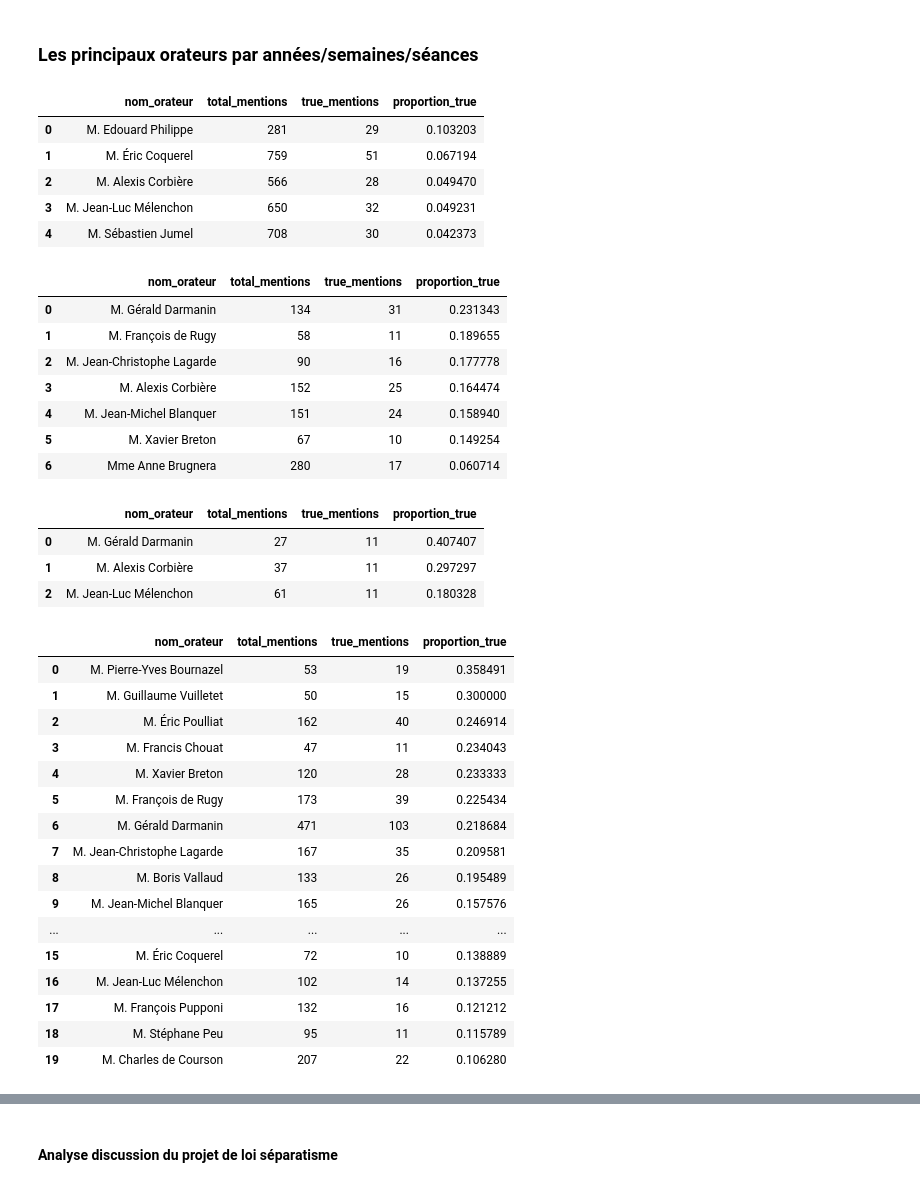
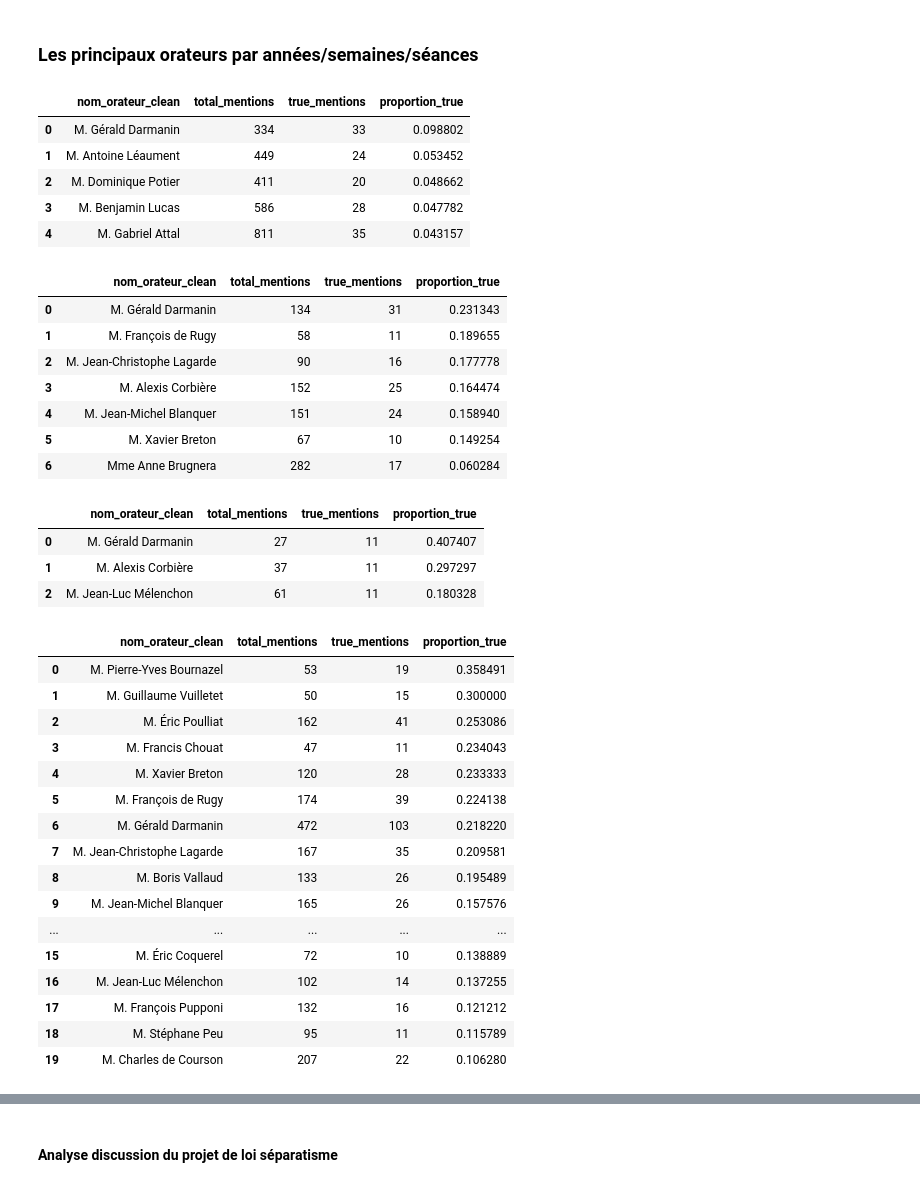
Before and after one commit to leomignot/republique-cest-quoi, a Jupyter notebook: exploration/analyses_%.ipynb, the cells around one changed output, grey strips where cells are left out. Drawn from its saved outputs; the diff is of its cells as text; code cells hidden in the pictures.

```diff
--- a/exploration/analyses_%.ipynb
+++ b/exploration/analyses_%.ipynb
@@ -821,7 +1002,7 @@ df16_top20
 # %%
 # Compter le nombre de fois où chaque orateur dit "République"
 counts = (
-    df_15e.groupby("nom_orateur")["repu_match_valide"]
+    df_15e.groupby("nom_orateur_clean")["repu_match_valide"]
     .agg(total_mentions="count", true_mentions=lambda x: (x == True).sum())
     .reset_index()
 )
@@ -838,10 +1019,10 @@ df15_top20 = filtered.sort_values("proportion_true", ascending=False).head(40).r
 # Graphique
 fig15_top20 = px.bar(
     df15_top20,
-    x="nom_orateur",
+    x="nom_orateur_clean",
     y="proportion_true",
     title="Top 20 orateurs par proportion de mentions de 'République > 40 15e législature'",
-    labels={"nom_orateur": "Personnel politique", "proportion_true": "% 'République'"},
+    labels={"nom_orateur_clean": "Personnel politique", "proportion_true": "% 'République'"},
     template="plotly_white",
 )
 
@@ -917,7 +1100,7 @@ def top_orateurs_periodique(df, periode="annee", annee=None, semaine=None, jour=
 
     # --- Comptage des occurrences ---
     counts = (
-        df_filtered.groupby("nom_orateur")[colonne_condition]
+        df_filtered.groupby("nom_orateur_clean")[colonne_condition]
         .agg(total_mentions="count", true_mentions=lambda x: (x == True).sum())
         .reset_index()
     )
@@ -936,7 +1119,7 @@ def top_orateurs_periodique(df, periode="annee", annee=None, semaine=None, jour=
     # --- Graphique ---
     fig = px.bar(
         df_top,
-        x="nom_orateur",
+        x="nom_orateur_clean",
         y="proportion_true",
         hover_data=["true_mentions", "total_mentions"],
         title=titre,
@@ -948,31 +1131,31 @@ def top_orateurs_periodique(df, periode="annee", annee=None, semaine=None, jour=
     return df_top
 # %%
 # Top 10 orateurs en % par année
-top_orateurs_periodique(df, periode="annee", annee=2017, seuil_min_true=25)
+top_orateurs_periodique(df, periode="annee", annee=2024, seuil_min_true=20)
 # %% [output]
-|  | nom_orateur | total_mentions | true_mentions | proportion_true |
-| 0 | M. Edouard Philippe | 281 | 29 | 0.103203 |
-| 1 | M. Éric Coquerel | 759 | 51 | 0.067194 |
-| 2 | M. Alexis Corbière | 566 | 28 | 0.049470 |
-| 3 | M. Jean-Luc Mélenchon | 650 | 32 | 0.049231 |
-| 4 | M. Sébastien Jumel | 708 | 30 | 0.042373 |
+|  | nom_orateur_clean | total_mentions | true_mentions | proportion_true |
+| 0 | M. Gérald Darmanin | 334 | 33 | 0.098802 |
+| 1 | M. Antoine Léaument | 449 | 24 | 0.053452 |
+| 2 | M. Dominique Potier | 411 | 20 | 0.048662 |
+| 3 | M. Benjamin Lucas | 586 | 28 | 0.047782 |
+| 4 | M. Gabriel Attal | 811 | 35 | 0.043157 |
 # %%
 # Top 10 orateurs sur la semaine X de X
 top_orateurs_periodique(df, periode="semaine", annee=2021, semaine=6, seuil_min_true=10)
 # %% [output]
-|  | nom_orateur | total_mentions | true_mentions | proportion_true |
+|  | nom_orateur_clean | total_mentions | true_mentions | proportion_true |
 | 0 | M. Gérald Darmanin | 134 | 31 | 0.231343 |
 | 1 | M. François de Rugy | 58 | 11 | 0.189655 |
 | 2 | M. Jean-Christophe Lagarde | 90 | 16 | 0.177778 |
 | 3 | M. Alexis Corbière | 152 | 25 | 0.164474 |
 | 4 | M. Jean-Michel Blanquer | 151 | 24 | 0.158940 |
 | 5 | M. Xavier Breton | 67 | 10 | 0.149254 |
-| 6 | Mme Anne Brugnera | 280 | 17 | 0.060714 |
+| 6 | Mme Anne Brugnera | 282 | 17 | 0.060284 |
 # %%
 # Top 10 orateurs en % (tel jour) le X
 top_orateurs_periodique(df, periode="jour", jour="2021-02-01", seuil_min_true=10)
 # %% [output]
-|  | nom_orateur | total_mentions | true_mentions | proportion_true |
+|  | nom_orateur_clean | total_mentions | true_mentions | proportion_true |
 | 0 | M. Gérald Darmanin | 27 | 11 | 0.407407 |
 | 1 | M. Alexis Corbière | 37 | 11 | 0.297297 |
 | 2 | M. Jean-Luc Mélenchon | 61 | 11 | 0.180328 |
@@ -980,14 +1163,14 @@ top_orateurs_periodique(df, periode="jour", jour="2021-02-01", seuil_min_true=10
 # Top 10 orateurs en % (sur telle période) du 1er au 16 février 2021
 top_orateurs_periodique(df, periode="intervalle", date_debut="2021-02-01", date_fin="2021-02-16", seuil_min_true=10)
 # %% [output]
-|  | nom_orateur | total_mentions | true_mentions | proportion_true |
+|  | nom_orateur_clean | total_mentions | true_mentions | proportion_true |
 | 0 | M. Pierre-Yves Bournazel | 53 | 19 | 0.358491 |
 | 1 | M. Guillaume Vuilletet | 50 | 15 | 0.300000 |
-| 2 | M. Éric Poulliat | 162 | 40 | 0.246914 |
+| 2 | M. Éric Poulliat | 162 | 41 | 0.253086 |
 | 3 | M. Francis Chouat | 47 | 11 | 0.234043 |
 | 4 | M. Xavier Breton | 120 | 28 | 0.233333 |
-| 5 | M. François de Rugy | 173 | 39 | 0.225434 |
-| 6 | M. Gérald Darmanin | 471 | 103 | 0.218684 |
+| 5 | M. François de Rugy | 174 | 39 | 0.224138 |
+| 6 | M. Gérald Darmanin | 472 | 103 | 0.218220 |
 | 7 | M. Jean-Christophe Lagarde | 167 | 35 | 0.209581 |
 | 8 | M. Boris Vallaud | 133 | 26 | 0.195489 |
 | 9 | M. Jean-Michel Blanquer | 165 | 26 | 0.157576 |
```
Also changed, not shown: parts of 41 cells of this notebook, 2 other files.
